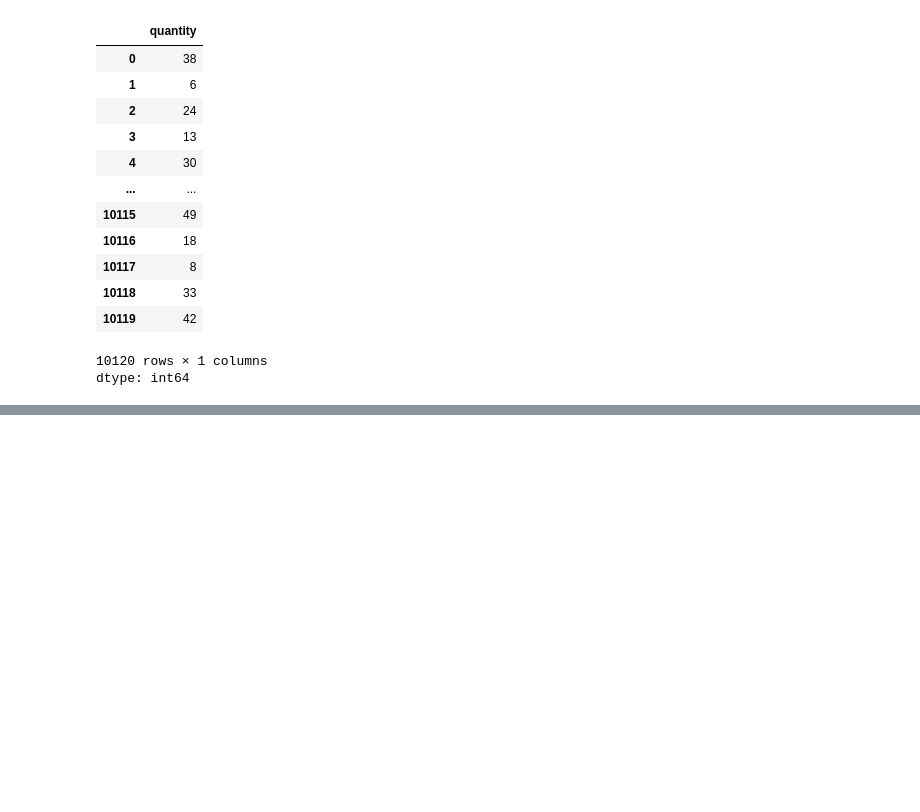
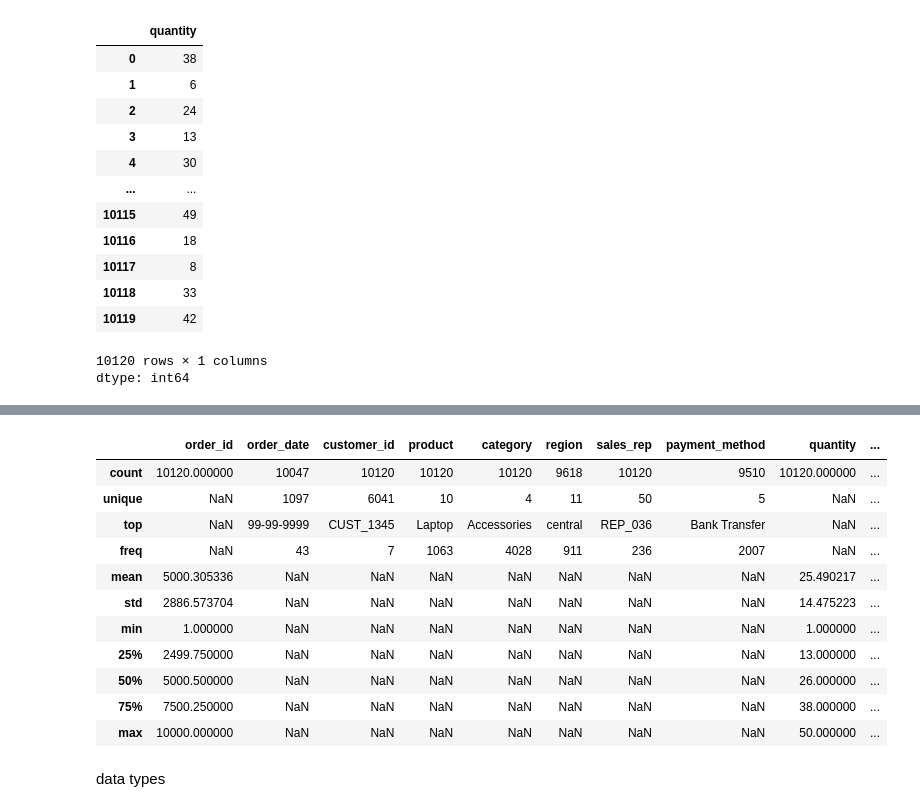
Before and after one commit to tanzeel66206-data/Practice, a Jupyter notebook: practice_eda1.ipynb, the cells around one changed output, grey strips where cells are left out. Drawn from its saved outputs; the diff is of its cells as text; code cells hidden in the pictures; blank space fills up the shorter version.

```diff
--- a/practice_eda1.ipynb
+++ b/practice_eda1.ipynb
@@ -83,0 +166,17 @@ dtype: int64
+# %%
+df.describe(include = "all")
+# %% [output]
+|  | order_id | order_date | customer_id | product | category | region | sales_rep | payment_method | quantity | ... |
+| count | 10120.000000 | 10047 | 10120 | 10120 | 10120 | 9618 | 10120 | 9510 | 10120.000000 | ... |
+| unique | NaN | 1097 | 6041 | 10 | 4 | 11 | 50 | 5 | NaN | ... |
+| top | NaN | 99-99-9999 | CUST_1345 | Laptop | Accessories | central | REP_036 | Bank Transfer | NaN | ... |
+| freq | NaN | 43 | 7 | 1063 | 4028 | 911 | 236 | 2007 | NaN | ... |
+| mean | 5000.305336 | NaN | NaN | NaN | NaN | NaN | NaN | NaN | 25.490217 | ... |
+| std | 2886.573704 | NaN | NaN | NaN | NaN | NaN | NaN | NaN | 14.475223 | ... |
+| min | 1.000000 | NaN | NaN | NaN | NaN | NaN | NaN | NaN | 1.000000 | ... |
+| 25% | 2499.750000 | NaN | NaN | NaN | NaN | NaN | NaN | NaN | 13.000000 | ... |
+| 50% | 5000.500000 | NaN | NaN | NaN | NaN | NaN | NaN | NaN | 26.000000 | ... |
+| 75% | 7500.250000 | NaN | NaN | NaN | NaN | NaN | NaN | NaN | 38.000000 | ... |
+| max | 10000.000000 | NaN | NaN | NaN | NaN | NaN | NaN | NaN | 50.000000 | ... |
+# %% [markdown]
+data types
```
Also changed, not shown: parts of 32 cells of this notebook.
